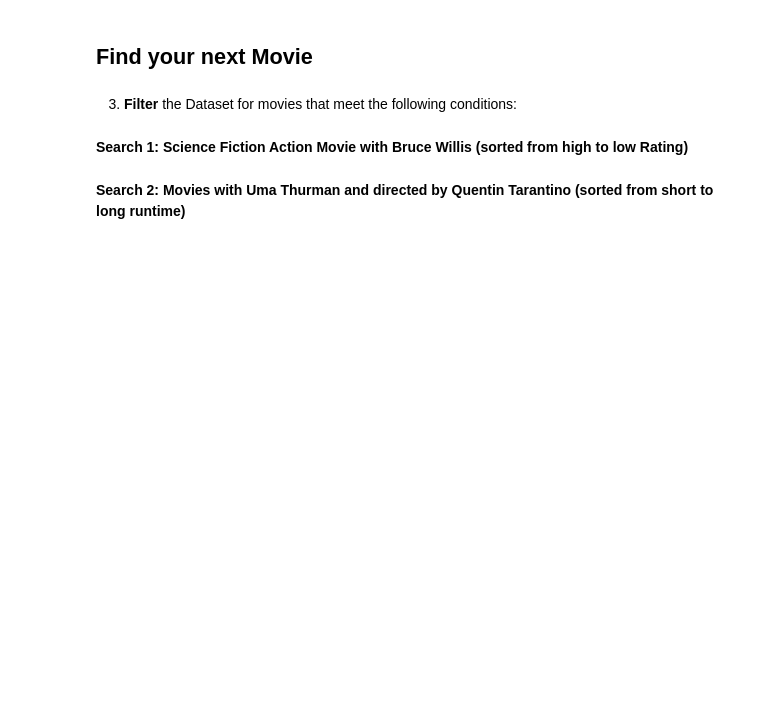
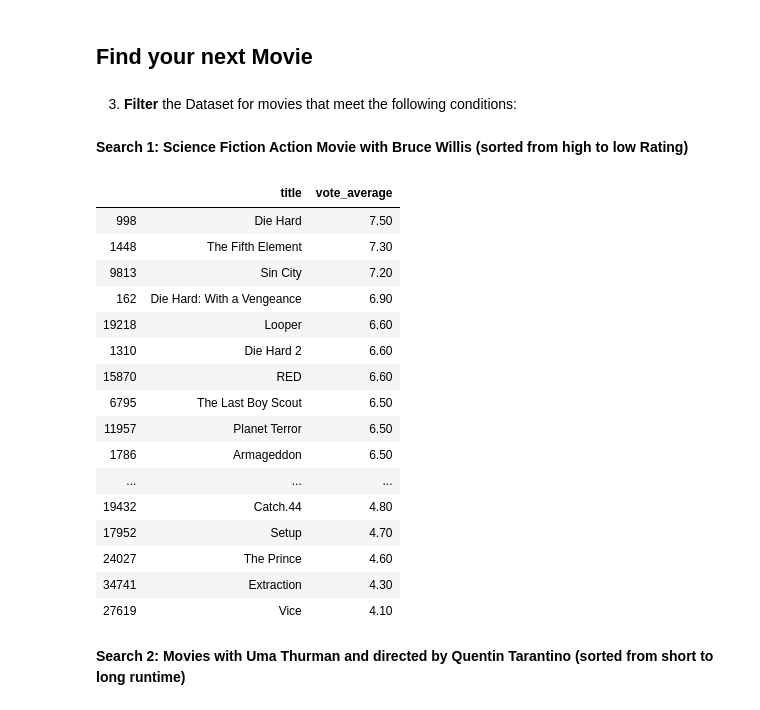
Before and after one commit to IsaacAderogba/pandas-exercises, a Jupyter notebook: project01-data-analysis/Project_01_ProjectBrief_blank.ipynb, the cells around one changed output. Drawn from its saved outputs; the diff is of its cells as text; code cells hidden in the pictures; blank space fills up the shorter version.

```diff
--- a/project01-data-analysis/Project_01_ProjectBrief_blank.ipynb
+++ b/project01-data-analysis/Project_01_ProjectBrief_blank.ipynb
@@ -978,5 +982,31 @@ __Movies Top 5 - Most Popular__
 3. __Filter__ the Dataset for movies that meet the following conditions:
 # %% [markdown]
 __Search 1: Science Fiction Action Movie with Bruce Willis (sorted from high to low Rating)__
+# %%
+df.genres
+df.cast
+genre_mask = df.genres.str.contains("Action")
+actor_mask = df.cast.str.contains("Bruce Willis")
+# %%
+# combine both masks, then highlight colums you want and sort by vote average rating
+df.loc[genre_mask & actor_mask, ["title", "vote_average"]].sort_values("vote_average", ascending=False)
+# %% [output]
+|  | title | vote_average |
+| 998 | Die Hard | 7.50 |
+| 1448 | The Fifth Element | 7.30 |
+| 9813 | Sin City | 7.20 |
+| 162 | Die Hard: With a Vengeance | 6.90 |
+| 19218 | Looper | 6.60 |
+| 1310 | Die Hard 2 | 6.60 |
+| 15870 | RED | 6.60 |
+| 6795 | The Last Boy Scout | 6.50 |
+| 11957 | Planet Terror | 6.50 |
+| 1786 | Armageddon | 6.50 |
+| ... | ... | ... |
+| 19432 | Catch.44 | 4.80 |
+| 17952 | Setup | 4.70 |
+| 24027 | The Prince | 4.60 |
+| 34741 | Extraction | 4.30 |
+| 27619 | Vice | 4.10 |
 # %% [markdown]
 __Search 2: Movies with Uma Thurman and directed by Quentin Tarantino (sorted from short to long runtime)__
```
Also changed, not shown: parts of 35 cells of this notebook.
